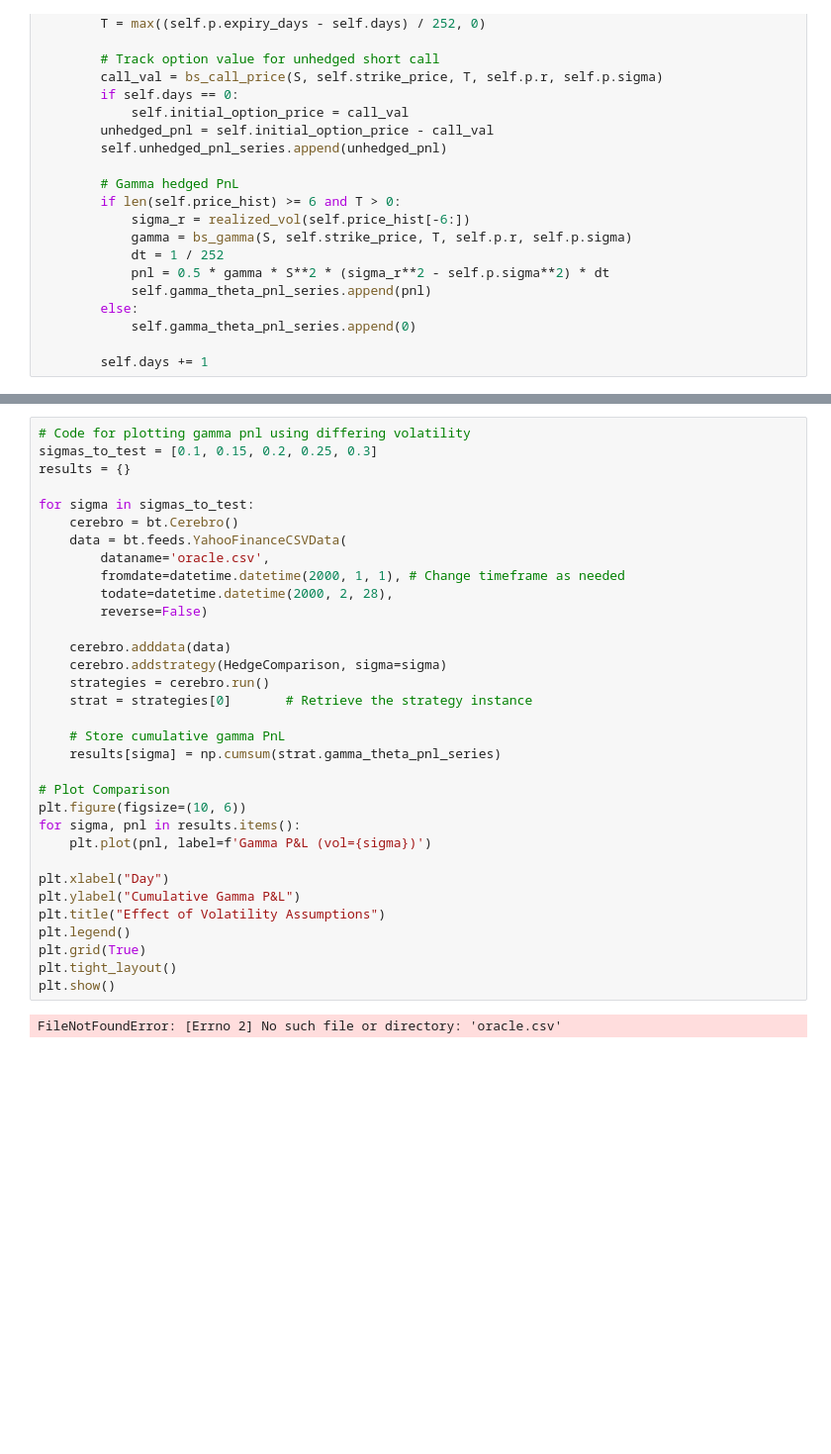
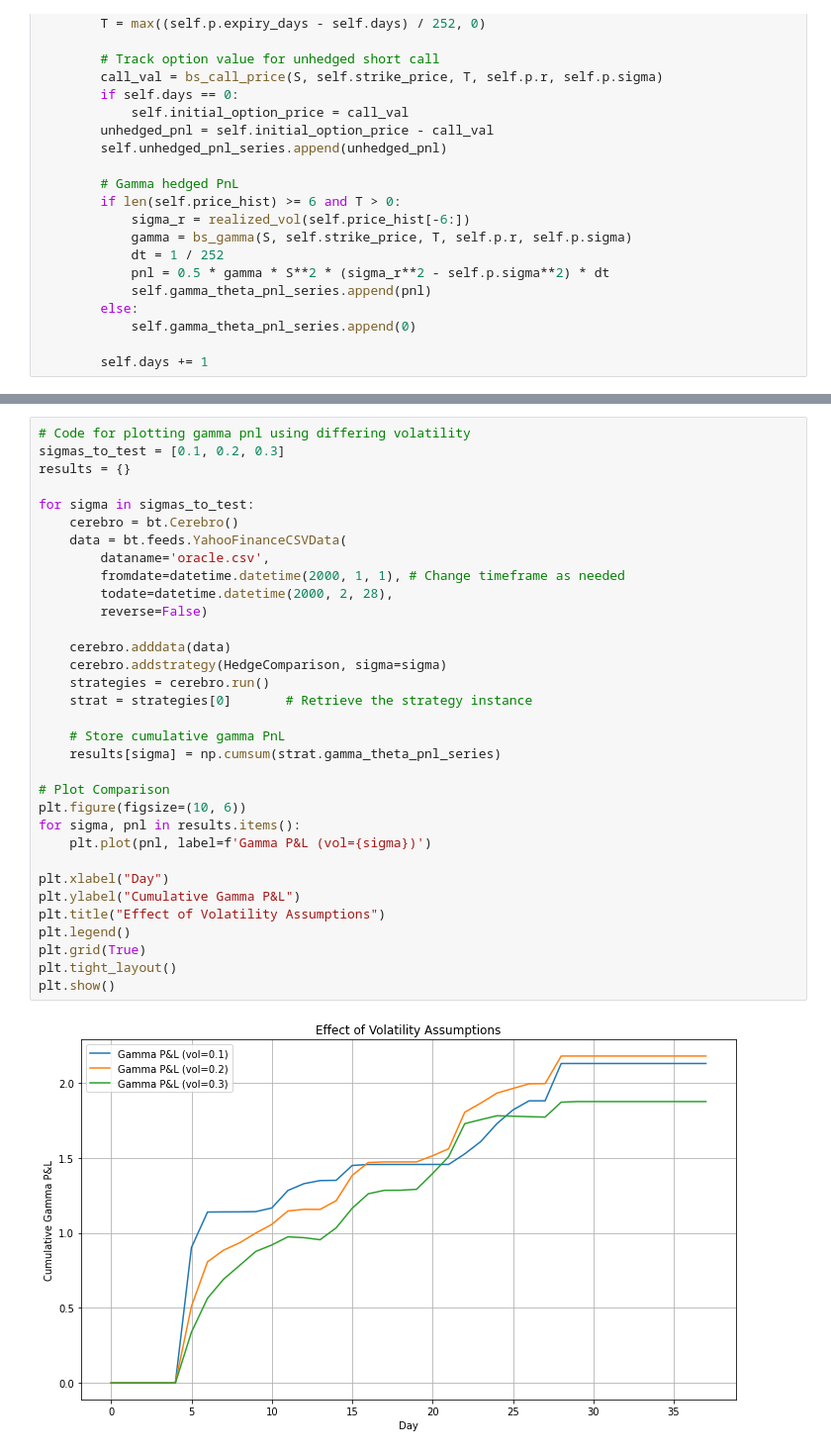
Before and after one commit to cxiaohan/Backtesting, a Jupyter notebook: Gamma_PnL_Analysis.ipynb, the cells around one changed output, grey strips where cells are left out. Shown: that part at 99% size. Cells and saved outputs as stored; diff of their text form; blank space fills up the shorter version.

```diff
--- a/Gamma_PnL_Analysis.ipynb
+++ b/Gamma_PnL_Analysis.ipynb
@@ -107,35 +109,35 @@ if __name__ == '__main__':
 # %%
 # Code for plotting gamma pnl using differing volatility
-sigmas_to_test = [0.1, 0.15, 0.2, 0.25, 0.3]
+sigmas_to_test = [0.1, 0.2, 0.3]
 results = {}
 
 for sigma in sigmas_to_test:
     cerebro = bt.Cerebro()
     data = bt.feeds.YahooFinanceCSVData(
         dataname='oracle.csv',
         fromdate=datetime.datetime(2000, 1, 1), # Change timeframe as needed
         todate=datetime.datetime(2000, 2, 28),
         reverse=False)
 
     cerebro.adddata(data)
     cerebro.addstrategy(HedgeComparison, sigma=sigma)
     strategies = cerebro.run()
     strat = strategies[0]       # Retrieve the strategy instance
 
     # Store cumulative gamma PnL
     results[sigma] = np.cumsum(strat.gamma_theta_pnl_series)
 
 # Plot Comparison
 plt.figure(figsize=(10, 6))
 for sigma, pnl in results.items():
     plt.plot(pnl, label=f'Gamma P&L (vol={sigma})')
 
 plt.xlabel("Day")
 plt.ylabel("Cumulative Gamma P&L")
 plt.title("Effect of Volatility Assumptions")
 plt.legend()
 plt.grid(True)
 plt.tight_layout()
 plt.show()
 # %% [output]
-FileNotFoundError: [Errno 2] No such file or directory: 'oracle.csv'
+[figure, added]
```
Also changed, not shown: parts of 1 cell of this notebook.
